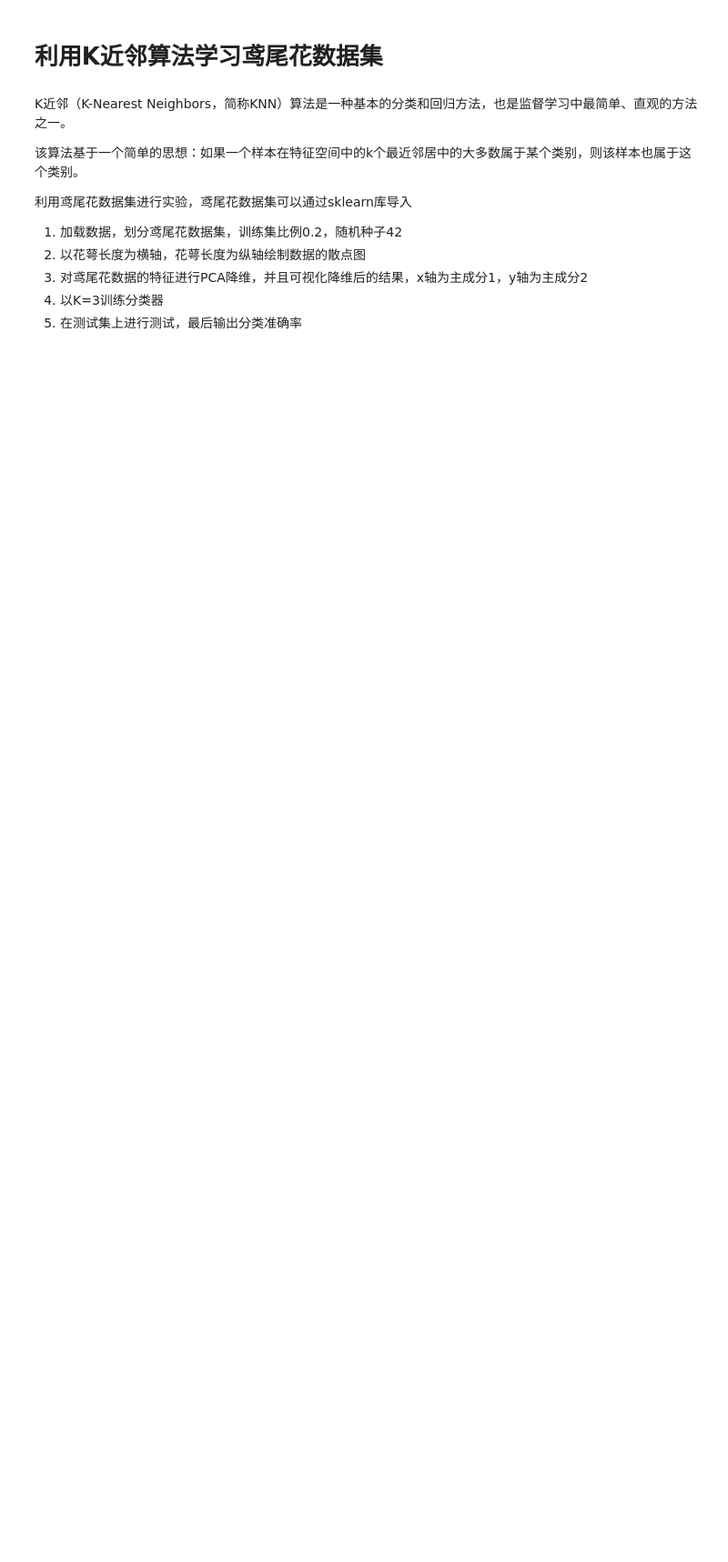
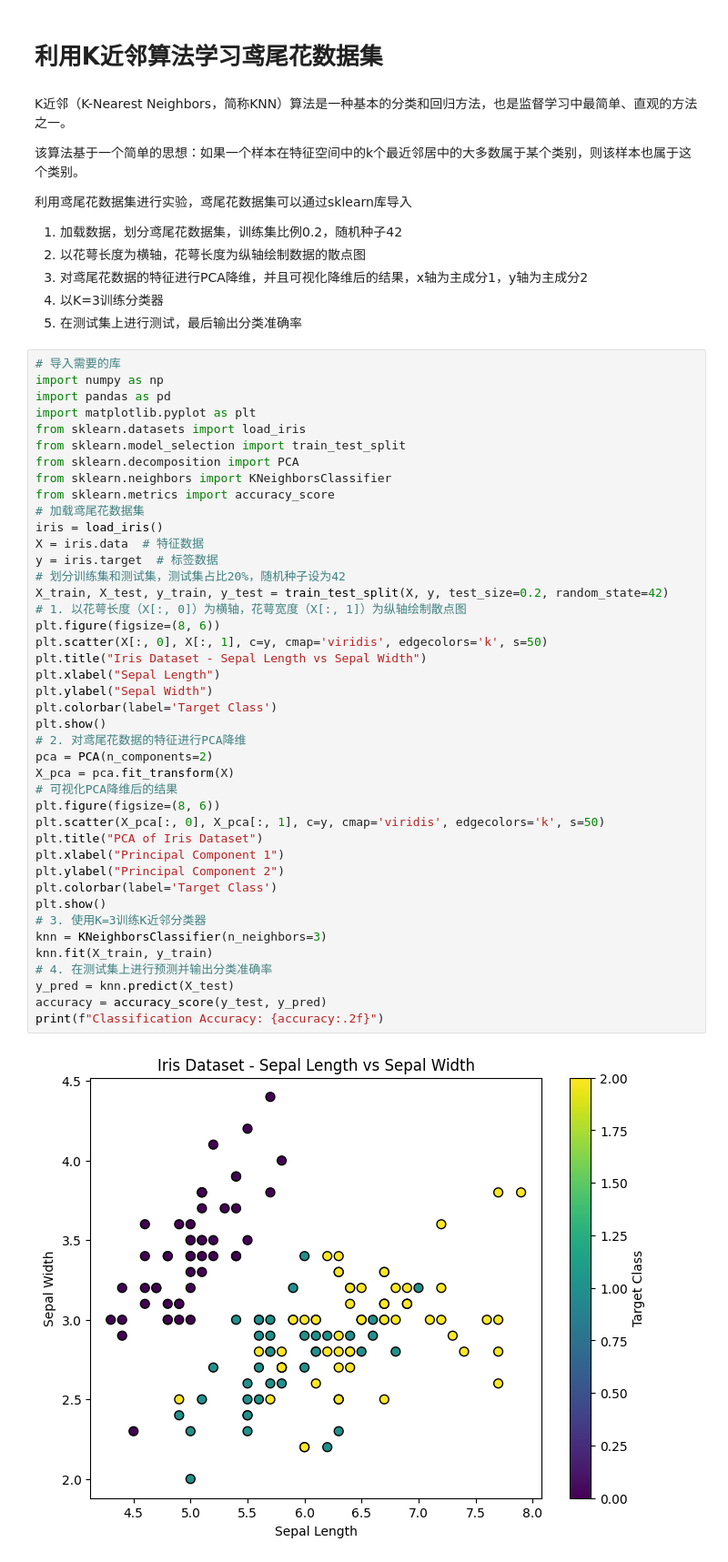
Before and after one commit to Jiu-956/Homework, a Jupyter notebook: src/Homework9.ipynb, the cells around one changed output. Shown: that part at 91% size. Saved outputs shown, nothing was run; the diff lists cells and outputs as text; blank space fills up the shorter version.

```diff
--- a/src/Homework9.ipynb
+++ b/src/Homework9.ipynb
@@ -65,3 +168,47 @@ K近邻（K-Nearest Neighbors，简称KNN）算法是一种基本的分类和回
 3. 对鸢尾花数据的特征进行PCA降维，并且可视化降维后的结果，x轴为主成分1，y轴为主成分2
 4. 以K=3训练分类器
 5. 在测试集上进行测试，最后输出分类准确率
+# %%
+# 导入需要的库
+import numpy as np
+import pandas as pd
+import matplotlib.pyplot as plt
+from sklearn.datasets import load_iris
+from sklearn.model_selection import train_test_split
+from sklearn.decomposition import PCA
+from sklearn.neighbors import KNeighborsClassifier
+from sklearn.metrics import accuracy_score
+# 加载鸢尾花数据集
+iris = load_iris()
+X = iris.data  # 特征数据
+y = iris.target  # 标签数据
+# 划分训练集和测试集，测试集占比20%，随机种子设为42
+X_train, X_test, y_train, y_test = train_test_split(X, y, test_size=0.2, random_state=42)
+# 1. 以花萼长度（X[:, 0]）为横轴，花萼宽度（X[:, 1]）为纵轴绘制散点图
+plt.figure(figsize=(8, 6))
+plt.scatter(X[:, 0], X[:, 1], c=y, cmap='viridis', edgecolors='k', s=50)
+plt.title("Iris Dataset - Sepal Length vs Sepal Width")
+plt.xlabel("Sepal Length")
+plt.ylabel("Sepal Width")
+plt.colorbar(label='Target Class')
+plt.show()
+# 2. 对鸢尾花数据的特征进行PCA降维
+pca = PCA(n_components=2)
+X_pca = pca.fit_transform(X)
+# 可视化PCA降维后的结果
+plt.figure(figsize=(8, 6))
+plt.scatter(X_pca[:, 0], X_pca[:, 1], c=y, cmap='viridis', edgecolors='k', s=50)
+plt.title("PCA of Iris Dataset")
+plt.xlabel("Principal Component 1")
+plt.ylabel("Principal Component 2")
+plt.colorbar(label='Target Class')
+plt.show()
+# 3. 使用K=3训练K近邻分类器
+knn = KNeighborsClassifier(n_neighbors=3)
+knn.fit(X_train, y_train)
+# 4. 在测试集上进行预测并输出分类准确率
+y_pred = knn.predict(X_test)
+accuracy = accuracy_score(y_test, y_pred)
+print(f"Classification Accuracy: {accuracy:.2f}")
+# %% [output]
+[figure, added]
```
Also changed, not shown: parts of 8 cells of this notebook.
